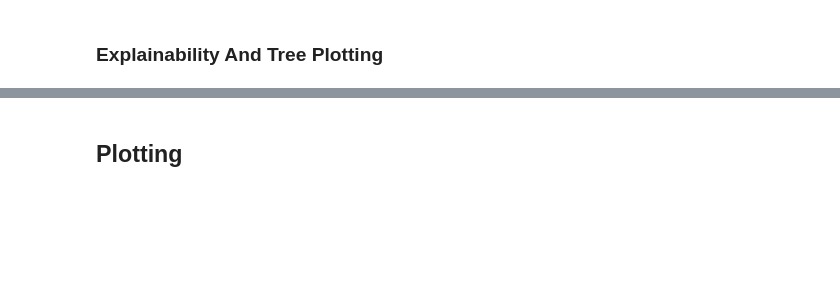
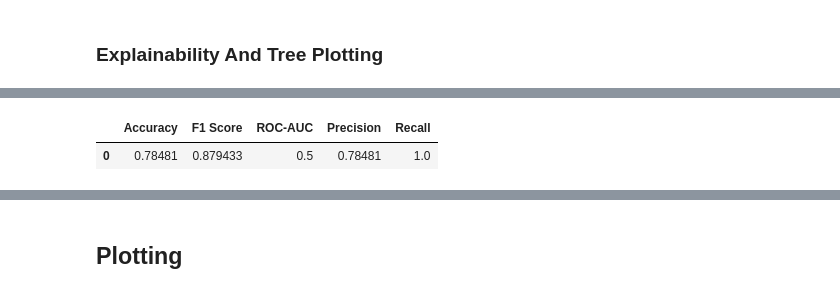
Before and after one commit to ribesstefano/ml4justice-feature-predictor, a Jupyter notebook: notebooks/ml4justice_nlp.ipynb, the cells around one changed output, grey strips where cells are left out. Drawn from its saved outputs; the diff is of its cells as text; code cells hidden in the pictures; blank space fills up the shorter version.

```diff
--- a/notebooks/ml4justice_nlp.ipynb
+++ b/notebooks/ml4justice_nlp.ipynb
@@ -1310,0 +1527,28 @@ plot_decision_tree(pipeline, label='violazione stop o semaforo o codice della st
+# %%
+decision_pred = []
+decision_true = []
+for y_pred, y_true in zip(predictions.numpy(), targets.numpy()):
+    decision_pred.append(get_decision(y_pred))
+    decision_true.append(get_decision(y_true))
+
+# Replace None with 0, i.e., non-convinced by default
+decision_pred = np.array(decision_pred)
+decision_pred[np.where(decision_pred == None)] = 0
+decision_pred = decision_pred.astype(np.int32)
+decision_pred = torch.Tensor(decision_pred).to(torch.int32)
+
+decision_true = torch.Tensor(decision_true).to(torch.int32)
+
+scores = [{
+    'Accuracy': accuracy(decision_pred, decision_true, task='binary').item(),
+    'F1 Score': f1_score(decision_pred, decision_true, task='binary').item(),
+    'ROC-AUC': auroc(decision_pred.to(torch.float32), decision_true, task='binary').item(),
+    'Precision': precision(decision_pred, decision_true, task='binary').item(),
+    'Recall': recall(decision_pred, decision_true, task='binary').item(),
+}]
+scores = pd.DataFrame(scores)
+scores.to_csv(f"../data/nlp-mlp-loo-decision_scores.csv", index=False)
+scores
+# %% [output]
+|  | Accuracy | F1 Score | ROC-AUC | Precision | Recall |
+| 0 | 0.78481 | 0.879433 | 0.5 | 0.78481 | 1.0 |
```
Also changed, not shown: parts of 48 cells of this notebook.
